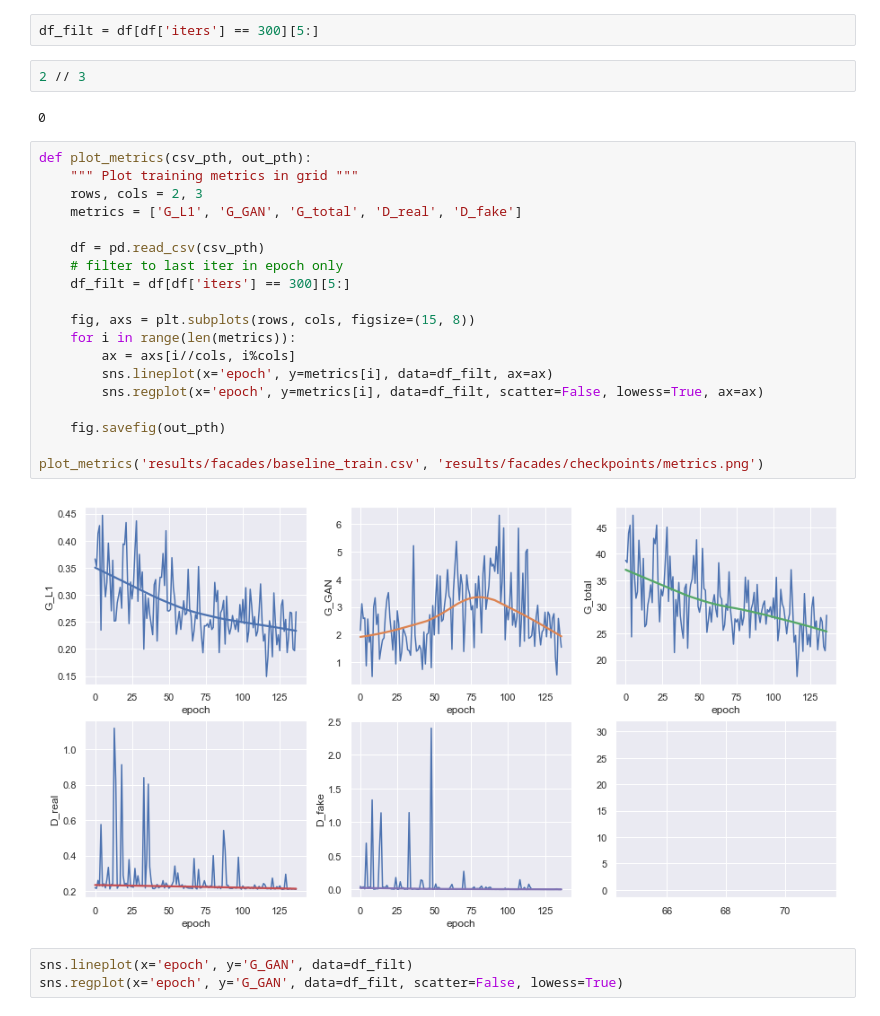
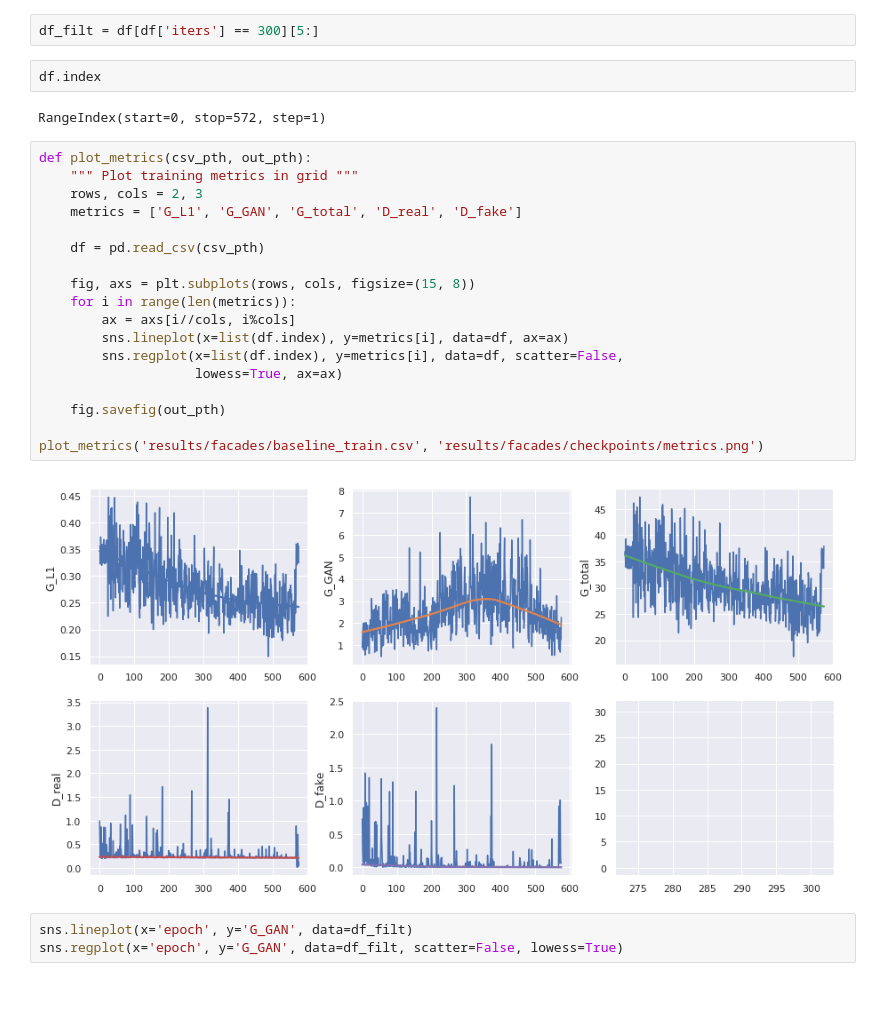
Before and after one commit to a-martyn/pix2pix, a Jupyter notebook: Untitled1.ipynb, the cells around one changed output. Cells and saved outputs as stored; diff of their text form.

```diff
--- a/Untitled1.ipynb
+++ b/Untitled1.ipynb
@@ -16,31 +16,30 @@ df.head()
 | 4 | 0 | 0 | 0 | 0.353848 | 0.785287 | 36.170055 | 0.867049 | 0.900346 | 0 days 00:00:09.828249000 |
 # %%
 df_filt = df[df['iters'] == 300][5:]
-# %%
-2 // 3
-# %% [output]
-0
+# %%
+df.index
+# %% [output]
+RangeIndex(start=0, stop=572, step=1)
 # %%
 def plot_metrics(csv_pth, out_pth):
     """ Plot training metrics in grid """
     rows, cols = 2, 3
     metrics = ['G_L1', 'G_GAN', 'G_total', 'D_real', 'D_fake']
 
     df = pd.read_csv(csv_pth)
-    # filter to last iter in epoch only
-    df_filt = df[df['iters'] == 300][5:]
 
     fig, axs = plt.subplots(rows, cols, figsize=(15, 8))
     for i in range(len(metrics)):
         ax = axs[i//cols, i%cols]
-        sns.lineplot(x='epoch', y=metrics[i], data=df_filt, ax=ax)
-        sns.regplot(x='epoch', y=metrics[i], data=df_filt, scatter=False, lowess=True, ax=ax)
+        sns.lineplot(x=list(df.index), y=metrics[i], data=df, ax=ax)
+        sns.regplot(x=list(df.index), y=metrics[i], data=df, scatter=False,
+                    lowess=True, ax=ax)
 
     fig.savefig(out_pth)
 
 plot_metrics('results/facades/baseline_train.csv', 'results/facades/checkpoints/metrics.png')
 # %% [output]
-[figure, old version]
+[figure, new version]
 # %%
 sns.lineplot(x='epoch', y='G_GAN', data=df_filt)
 sns.regplot(x='epoch', y='G_GAN', data=df_filt, scatter=False, lowess=True)
```
Also changed, not shown: 17 other files.
